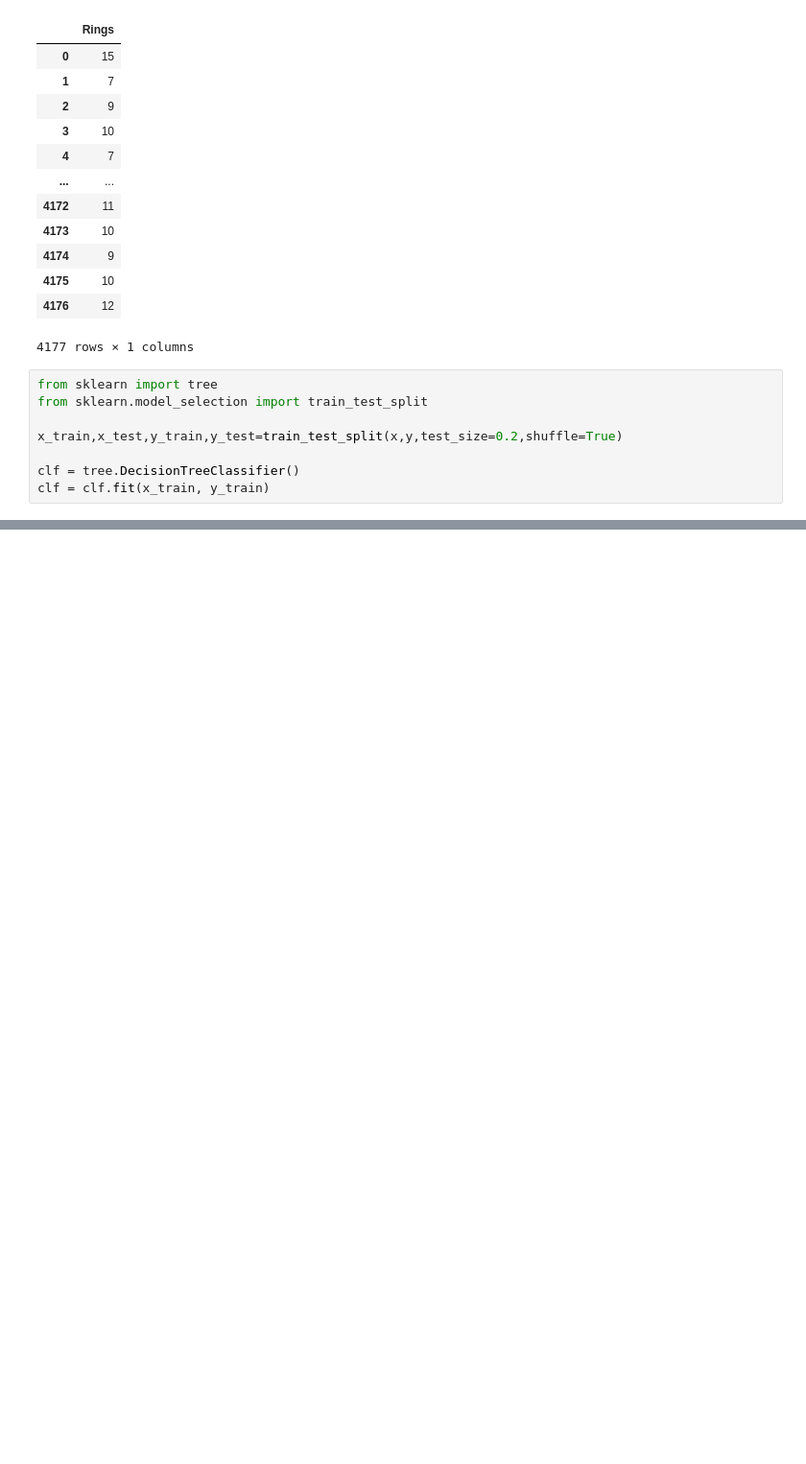
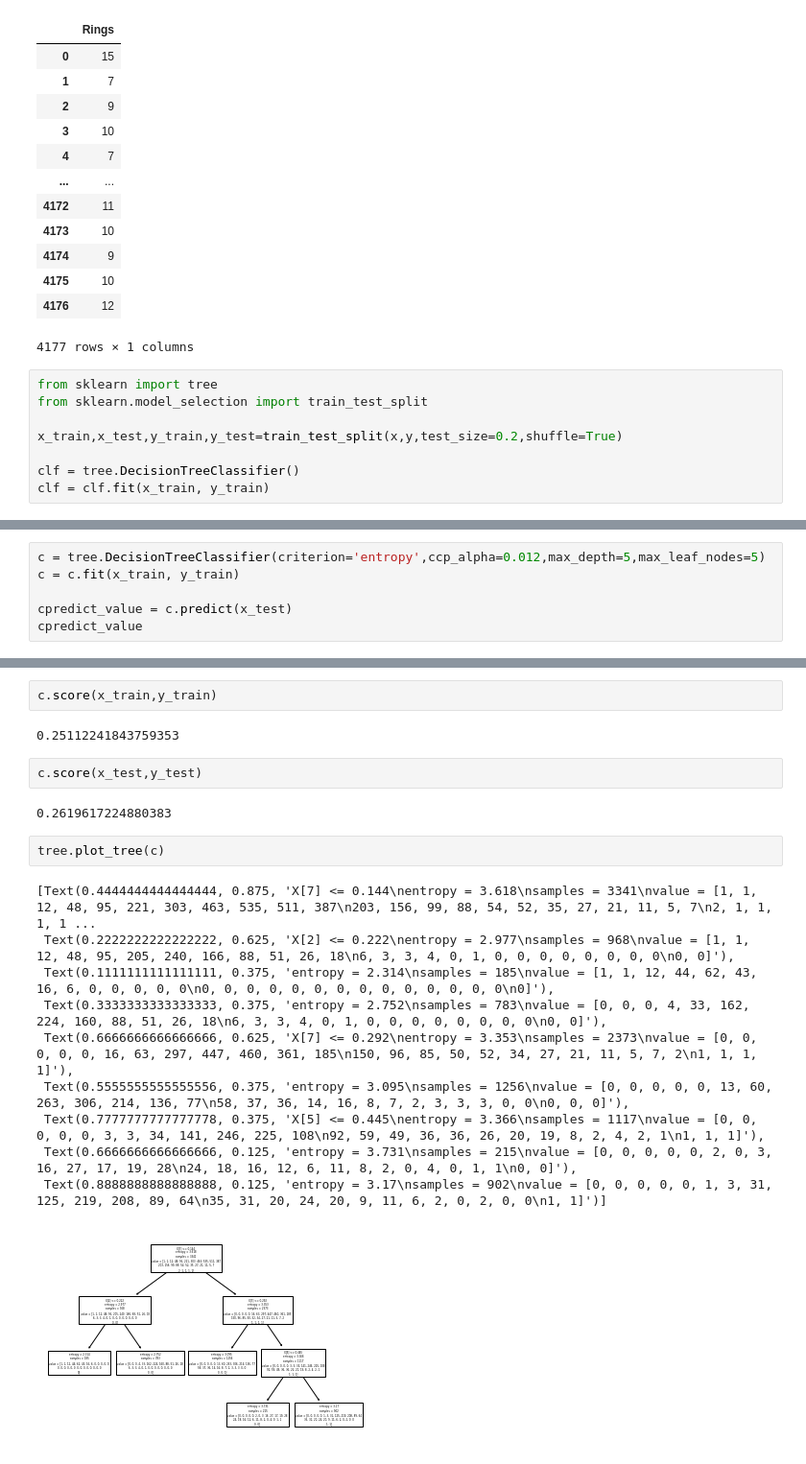
Before and after one commit to fredhsu777/hw1_M11112075, a Jupyter notebook: 資料探勘作業一-鮑魚年齡預測.ipynb, the cells around one changed output, grey strips where cells are left out. Shown at 96% size. Cells and saved outputs as stored; diff of their text form; blank space fills up the shorter version.

```diff
--- a/資料探勘作業一-鮑魚年齡預測.ipynb
+++ b/資料探勘作業一-鮑魚年齡預測.ipynb
@@ -107,0 +213,6 @@ array([11,  9, 10,  8,  7,  9,  8, 10,  7,  9,  9,  9, 10,  8, 12,  6,  8,
+# %%
+c = tree.DecisionTreeClassifier(criterion='entropy',ccp_alpha=0.012,max_depth=5,max_leaf_nodes=5)
+c = c.fit(x_train, y_train)
+
+cpredict_value = c.predict(x_test)
+cpredict_value
@@ -107,0 +237,21 @@ array([11,  9, 10,  8,  7,  9,  8, 10,  7,  9,  9,  9, 10,  8, 12,  6,  8,
+# %%
+c.score(x_train,y_train)
+# %% [output]
+0.25112241843759353
+# %%
+c.score(x_test,y_test)
+# %% [output]
+0.2619617224880383
+# %%
+tree.plot_tree(c)
+# %% [output]
+[Text(0.4444444444444444, 0.875, 'X[7] <= 0.144\nentropy = 3.618\nsamples = 3341\nvalue = [1, 1, 12, 48, 95, 221, 303, 463, 535, 511, 387\n203, 156, 99, 88, 54, 52, 35, 27, 21, 11, 5, 7\n2, 1, 1, 1, 1 ...
+ Text(0.2222222222222222, 0.625, 'X[2] <= 0.222\nentropy = 2.977\nsamples = 968\nvalue = [1, 1, 12, 48, 95, 205, 240, 166, 88, 51, 26, 18\n6, 3, 3, 4, 0, 1, 0, 0, 0, 0, 0, 0, 0, 0\n0, 0]'),
+ Text(0.1111111111111111, 0.375, 'entropy = 2.314\nsamples = 185\nvalue = [1, 1, 12, 44, 62, 43, 16, 6, 0, 0, 0, 0, 0\n0, 0, 0, 0, 0, 0, 0, 0, 0, 0, 0, 0, 0, 0\n0]'),
+ Text(0.3333333333333333, 0.375, 'entropy = 2.752\nsamples = 783\nvalue = [0, 0, 0, 4, 33, 162, 224, 160, 88, 51, 26, 18\n6, 3, 3, 4, 0, 1, 0, 0, 0, 0, 0, 0, 0, 0\n0, 0]'),
+ Text(0.6666666666666666, 0.625, 'X[7] <= 0.292\nentropy = 3.353\nsamples = 2373\nvalue = [0, 0, 0, 0, 0, 16, 63, 297, 447, 460, 361, 185\n150, 96, 85, 50, 52, 34, 27, 21, 11, 5, 7, 2\n1, 1, 1, 1]'),
+ Text(0.5555555555555556, 0.375, 'entropy = 3.095\nsamples = 1256\nvalue = [0, 0, 0, 0, 0, 13, 60, 263, 306, 214, 136, 77\n58, 37, 36, 14, 16, 8, 7, 2, 3, 3, 3, 0, 0\n0, 0, 0]'),
+ Text(0.7777777777777778, 0.375, 'X[5] <= 0.445\nentropy = 3.366\nsamples = 1117\nvalue = [0, 0, 0, 0, 0, 3, 3, 34, 141, 246, 225, 108\n92, 59, 49, 36, 36, 26, 20, 19, 8, 2, 4, 2, 1\n1, 1, 1]'),
+ Text(0.6666666666666666, 0.125, 'entropy = 3.731\nsamples = 215\nvalue = [0, 0, 0, 0, 0, 2, 0, 3, 16, 27, 17, 19, 28\n24, 18, 16, 12, 6, 11, 8, 2, 0, 4, 0, 1, 1\n0, 0]'),
+ Text(0.8888888888888888, 0.125, 'entropy = 3.17\nsamples = 902\nvalue = [0, 0, 0, 0, 0, 1, 3, 31, 125, 219, 208, 89, 64\n35, 31, 20, 24, 20, 9, 11, 6, 2, 0, 2, 0, 0\n1, 1]')]
+[figure, added]
```
Also changed, not shown: parts of 18 cells of this notebook, 3 other files.
